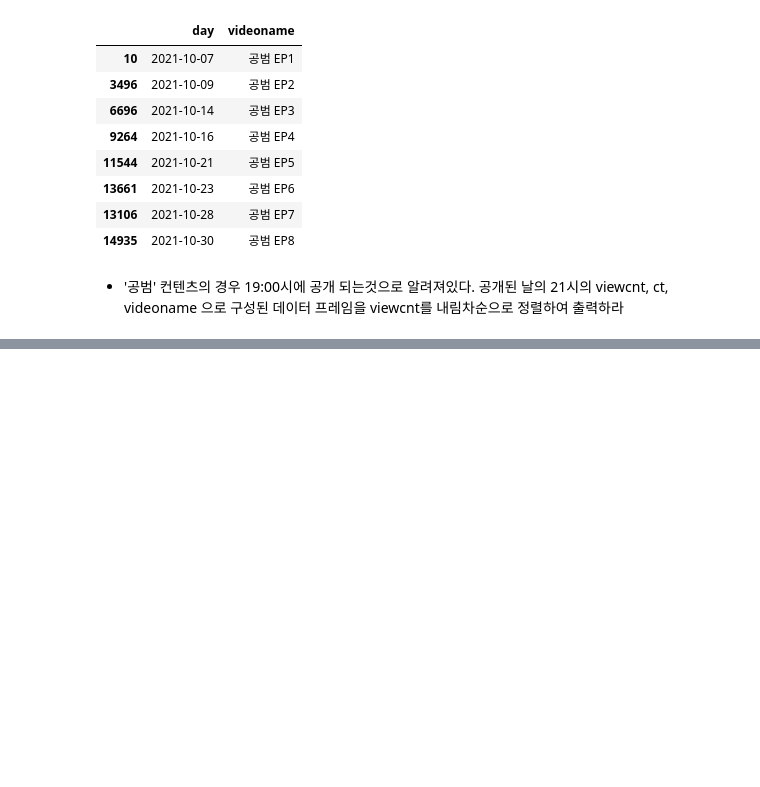
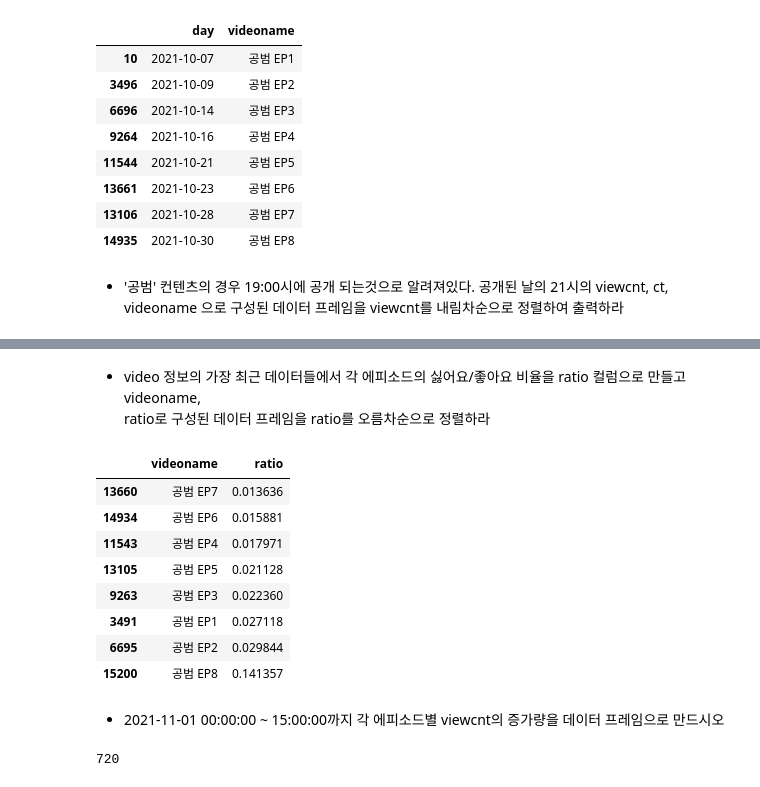
Before and after one commit to smjune/ipynb, a Jupyter notebook: datamanin/work1_2.ipynb, the cells around one changed output, grey strips where cells are left out. Cells and saved outputs as stored; diff of their text form; code cells hidden in the pictures; blank space fills up the shorter version.

```diff
--- a/datamanin/work1_2.ipynb
+++ b/datamanin/work1_2.ipynb
@@ -379,0 +415,24 @@ ModuleNotFoundError: No module named 'xgboost'
+# %% [markdown]
+- video 정보의 가장 최근 데이터들에서 각 에피소드의 싫어요/좋아요 비율을 ratio 컬럼으로 만들고 videoname,
+ratio로 구성된 데이터 프레임을 ratio를 오름차순으로 정렬하라
+# %%
+last_video = video.drop_duplicates(subset='videoname', keep='last').copy()
+last_video['ratio'] = (last_video['dislikecnt']/last_video['likecnt'])
+last_video[['videoname','ratio']].sort_values('ratio')
+# %% [output]
+|  | videoname | ratio |
+| 13660 | 공범 EP7 | 0.013636 |
+| 14934 | 공범 EP6 | 0.015881 |
+| 11543 | 공범 EP4 | 0.017971 |
+| 13105 | 공범 EP5 | 0.021128 |
+| 9263 | 공범 EP3 | 0.022360 |
+| 3491 | 공범 EP1 | 0.027118 |
+| 6695 | 공범 EP2 | 0.029844 |
+| 15200 | 공범 EP8 | 0.141357 |
+# %% [markdown]
+- 2021-11-01 00:00:00 ~ 15:00:00까지 각 에피소드별 viewcnt의 증가량을 데이터 프레임으로 만드시오
+# %%
+bit_11 = ((video['ct'] >= '2021-11-1 00:00:00' ) & (video['ct'] <= '2021-11-1 15:00:00' ))
+bit_11.sum()
+# %% [output]
+720
```
Also changed, not shown: parts of 7 cells of this notebook.
